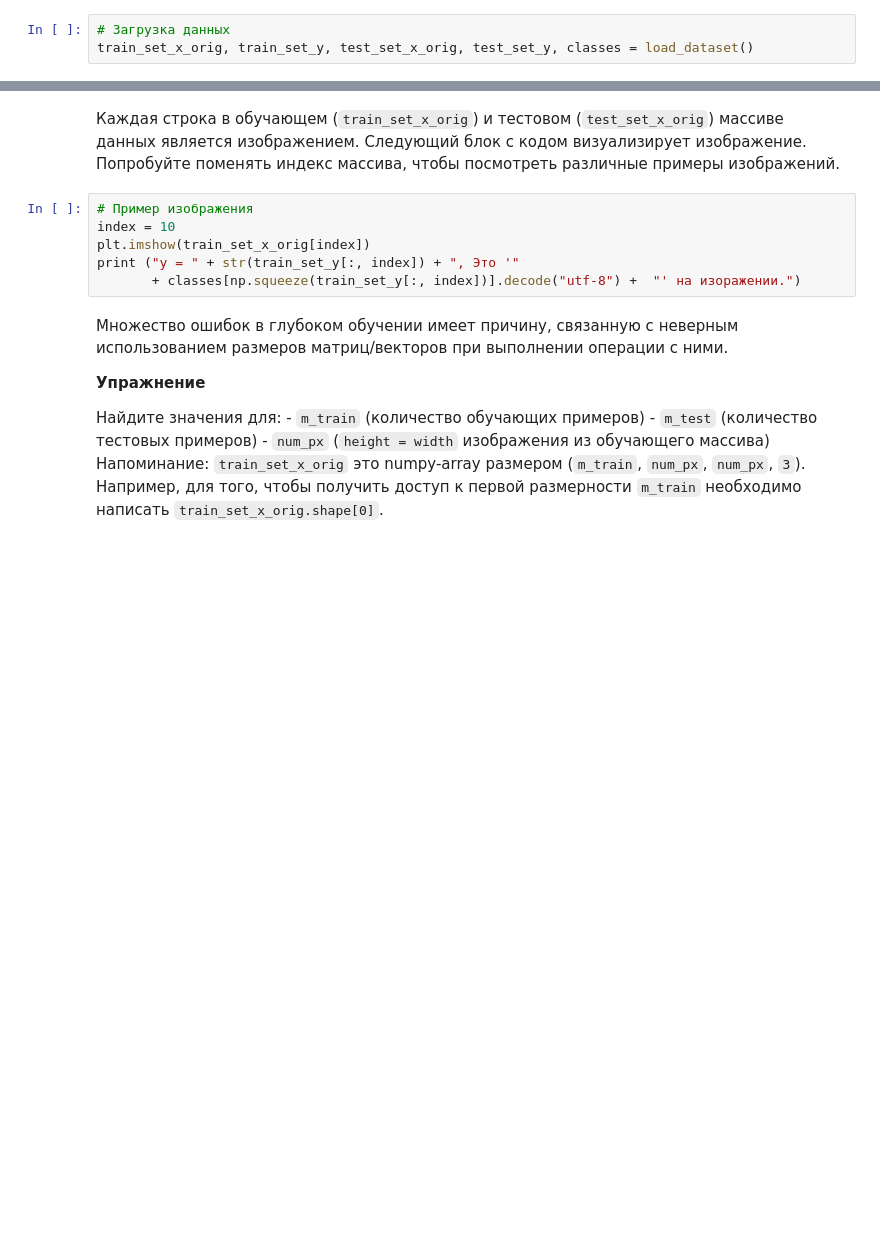
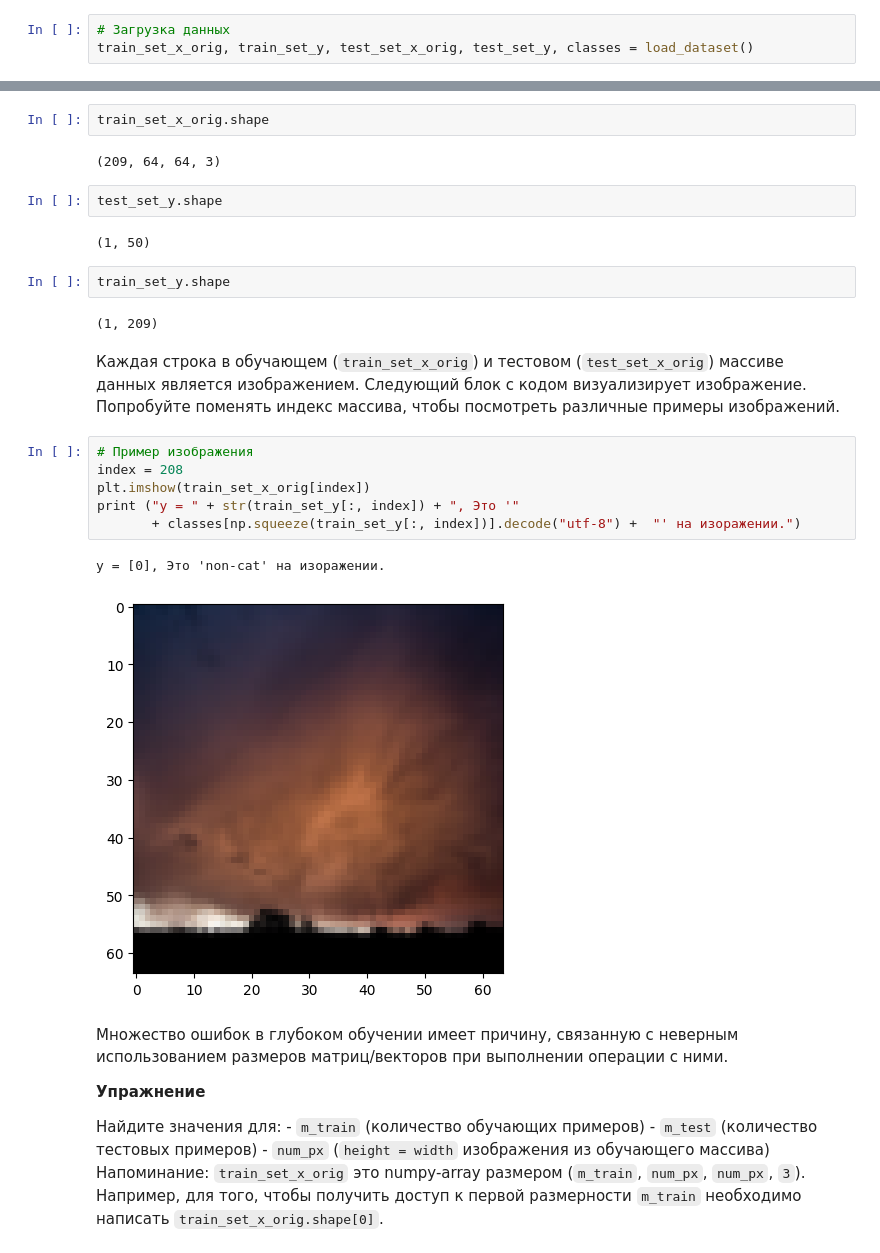
Before and after one commit to LibSyfer/AI-Labs, a Jupyter notebook: labs1/lab1.1.ipynb, the cells around one changed output, grey strips where cells are left out. Saved outputs shown, nothing was run; the diff lists cells and outputs as text; blank space fills up the shorter version.

```diff
--- a/labs1/lab1.1.ipynb
+++ b/labs1/lab1.1.ipynb
@@ -54,13 +56,28 @@ test_set_x_orig.shape
+# %%
+train_set_x_orig.shape
+# %% [output]
+(209, 64, 64, 3)
+# %%
+test_set_y.shape
+# %% [output]
+(1, 50)
+# %%
+train_set_y.shape
+# %% [output]
+(1, 209)
 # %% [markdown]
 Каждая строка в обучающем (`train_set_x_orig`) и тестовом (`test_set_x_orig`) массиве данных является изображением.
 Следующий блок с кодом визуализирует изображение.
 Попробуйте поменять индекс массива, чтобы посмотреть различные примеры изображений.
 # %%
 # Пример изображения
-index = 10
+index = 208
 plt.imshow(train_set_x_orig[index])
 print ("y = " + str(train_set_y[:, index]) + ", Это '"
        + classes[np.squeeze(train_set_y[:, index])].decode("utf-8") +  "' на изоражении.")
+# %% [output]
+y = [0], Это 'non-cat' на изоражении.
+[figure, added]
 # %% [markdown]
 Множество ошибок в глубоком обучении имеет причину, связанную с неверным использованием размеров матриц/векторов при выполнении операции с ними.
 
```
Also changed, not shown: parts of 18 cells of this notebook.
